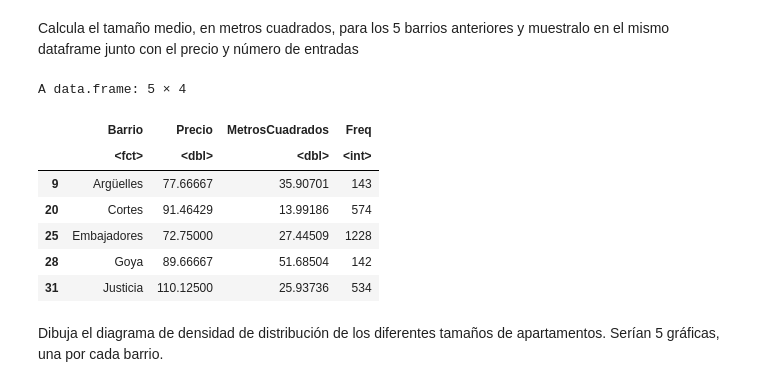
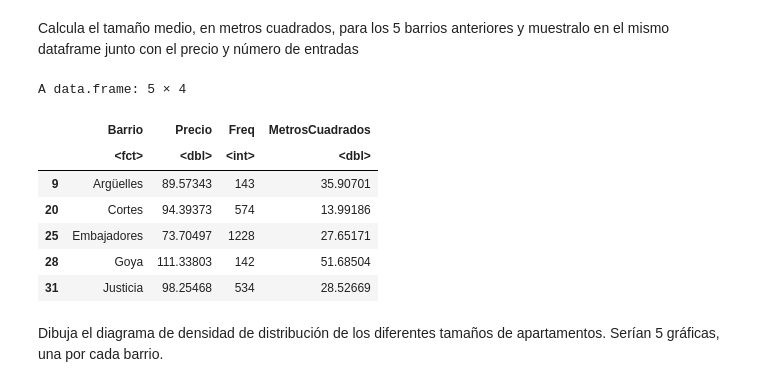
Before and after one commit to angelOlivares/estadisticaR, a Jupyter notebook: 0-PracticaFinal.ipynb, the cells around one changed output. Saved outputs shown, nothing was run; the diff lists cells and outputs as text; code cells hidden in the pictures.

```diff
--- a/0-PracticaFinal.ipynb
+++ b/0-PracticaFinal.ipynb
@@ -569,17 +495,19 @@ Warning message:
 [figure]
 # %% [markdown]
 Calcula el tamaño medio, en metros cuadrados, para los 5 barrios anteriores y muestralo en el mismo dataframe junto con el precio y número de entradas
-# %%
-abnbBarrioFreq[abnbBarrioFreq$Barrio == "Argüelles" | abnbBarrioFreq$Barrio == "Cortes" | abnbBarrioFreq$Barrio == "Embajadores" | abnbBarrioFreq$Barrio == "Goya" | abnbBarrioFreq$Barrio == "Justicia" ,c(1,7,8,9)]
-# %% [output]
-A data.frame: 5 × 4
-|  | Barrio | Precio | MetrosCuadrados | Freq |
-|  | <fct> | <dbl> | <dbl> | <int> |
-| 9 | Argüelles | 77.66667 | 35.90701 | 143 |
-| 20 | Cortes | 91.46429 | 13.99186 | 574 |
-| 25 | Embajadores | 72.75000 | 27.44509 | 1228 |
-| 28 | Goya | 89.66667 | 51.68504 | 142 |
-| 31 | Justicia | 110.12500 | 25.93736 | 534 |
+# %%
+abnbBarrioAggMC<-aggregate(MetrosCuadrados~Barrio,airbnb_entire,mean,na.rm=T)
+abnbBarrioFreqMC<-merge(abnbBarrioFreq,abnbBarrioAggMC)
+abnbBarrioFreqMC[abnbBarrioFreqMC$Barrio == "Argüelles" | abnbBarrioFreqMC$Barrio == "Cortes" | abnbBarrioFreqMC$Barrio == "Embajadores" | abnbBarrioFreqMC$Barrio == "Goya" | abnbBarrioFreqMC$Barrio == "Justicia",]
+# %% [output]
+A data.frame: 5 × 4
+|  | Barrio | Precio | Freq | MetrosCuadrados |
+|  | <fct> | <dbl> | <int> | <dbl> |
+| 9 | Argüelles | 89.57343 | 143 | 35.90701 |
+| 20 | Cortes | 94.39373 | 574 | 13.99186 |
+| 25 | Embajadores | 73.70497 | 1228 | 27.65171 |
+| 28 | Goya | 111.33803 | 142 | 51.68504 |
+| 31 | Justicia | 98.25468 | 534 | 28.52669 |
 # %% [markdown]
 Dibuja el diagrama de densidad de distribución de los diferentes tamaños de apartamentos. Serían 5 gráficas, una por cada barrio.
 # %%
```
Also changed, not shown: parts of 12 cells of this notebook.
